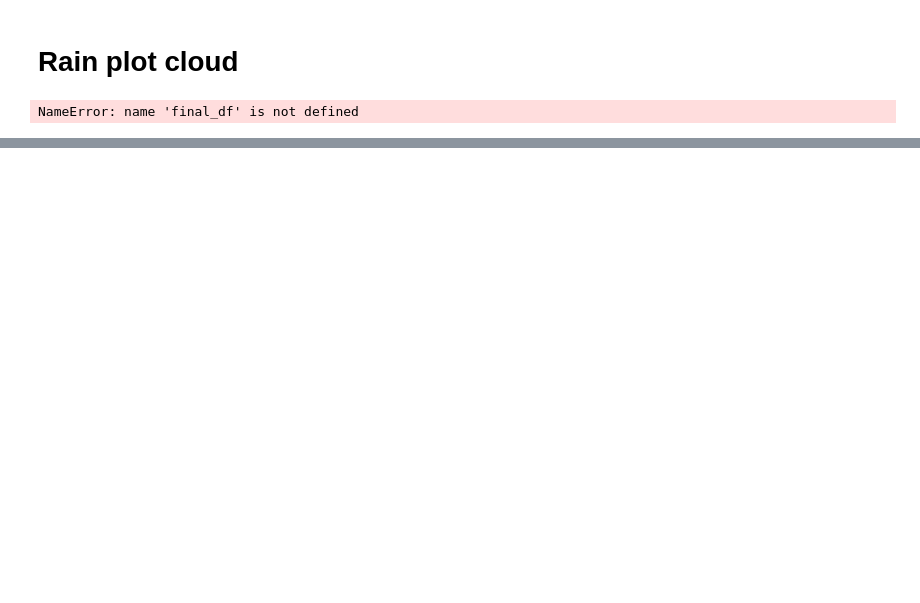
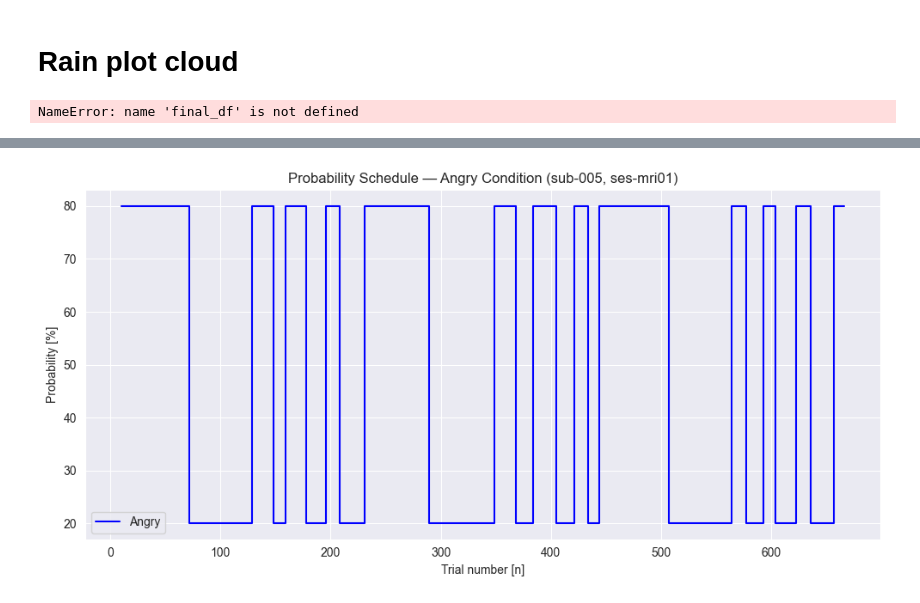
Before and after one commit to carla-coca/my-random-progress-thesis, a Jupyter notebook: Analyses_categorization+modelling.ipynb, the cells around one changed output, grey strips where cells are left out. Saved outputs shown, nothing was run; the diff lists cells and outputs as text; code cells hidden in the pictures; blank space fills up the shorter version.

```diff
--- a/Analyses_categorization+modelling.ipynb
+++ b/Analyses_categorization+modelling.ipynb
@@ -1345,0 +1561,23 @@ plt.show()
+# %%
+# Pick a clean example
+example_df = combined_df[
+    (combined_df["subject"] == "sub-005") &
+    (combined_df["session"] == "ses-mri01") &
+    (combined_df["stimuli_type"] == "Angry")
+].copy()
+
+# Sort by trial (locally!)
+example_df = example_df.sort_values("trial")
+
+# Plot
+plt.figure(figsize=(10, 5))
+plt.step(example_df["trial"], example_df["probability_condition"], where="post", color="blue", label="Angry")
+plt.xlabel("Trial number [n]")
+plt.ylabel("Probability [%]")
+plt.title("Probability Schedule — Angry Condition (sub-005, ses-mri01)")
+plt.grid(True)
+plt.legend()
+plt.tight_layout()
+plt.show()
+# %% [output]
+[figure, added]
```
Also changed, not shown: parts of 14 cells of this notebook.
